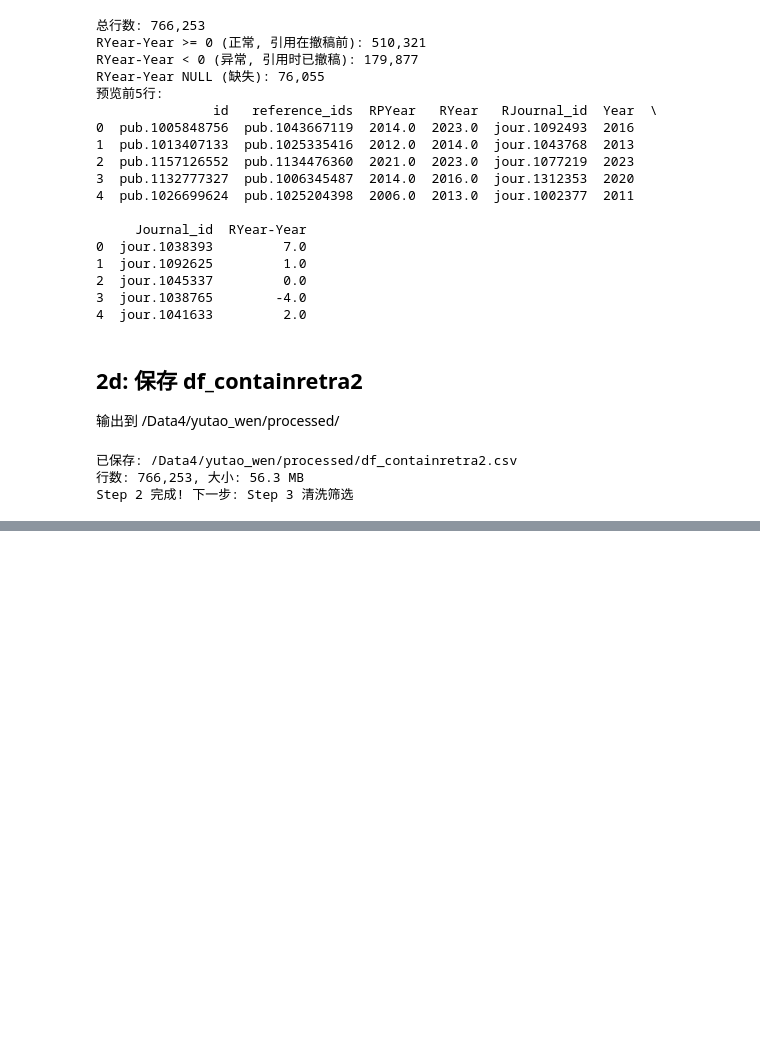
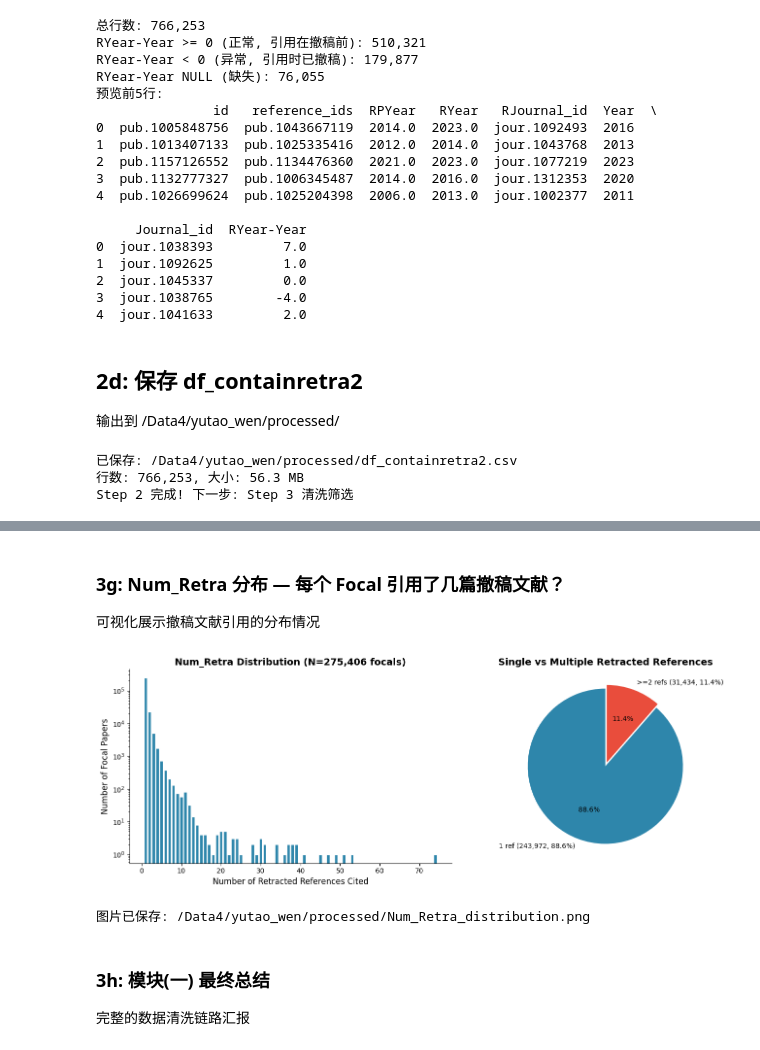
Before and after one commit to moonnotwhite30/retraction-citation-analysis, a Jupyter notebook: notebooks/01_find_focal_papers.ipynb, the cells around one changed output, grey strips where cells are left out. Drawn from its saved outputs; the diff is of its cells as text; code cells hidden in the pictures; blank space fills up the shorter version.

```diff
--- a/notebooks/01_find_focal_papers.ipynb
+++ b/notebooks/01_find_focal_papers.ipynb
@@ -299,0 +524,46 @@ Step 2 完成! 下一步: Step 3 清洗筛选
+# %% [markdown]
+### 3g: Num_Retra 分布 — 每个 Focal 引用了几篇撤稿文献？
+
+可视化展示撤稿文献引用的分布情况
+# %%
+import matplotlib.pyplot as plt
+import seaborn as sns
+import numpy as np
+
+# 从 DuckDB 取数据
+df_dist = con.execute('SELECT Num_Retra FROM df_containretra3').df()
+
+fig, axes = plt.subplots(1, 2, figsize=(14, 5))
+
+# 左图: 全分布 (log scale)
+ax = axes[0]
+counts = df_dist['Num_Retra'].value_counts().sort_index()
+ax.bar(counts.index, counts.values, color='#2E86AB', edgecolor='white')
+ax.set_xlabel('Number of Retracted References Cited', fontsize=12)
+ax.set_ylabel('Number of Focal Papers', fontsize=12)
+ax.set_title(f'Num_Retra Distribution (N={len(df_dist):,} focals)', fontsize=14, weight='bold')
+ax.set_yscale('log')
+ax.spines['top'].set_visible(False); ax.spines['right'].set_visible(False)
+
+# 右图: 饼图 (1 vs 2+)
+ax = axes[1]
+single = (df_dist['Num_Retra'] == 1).sum()
+multi = (df_dist['Num_Retra'] > 1).sum()
+ax.pie([single, multi],
+       labels=[f'1 ref ({single:,}, {single/len(df_dist)*100:.1f}%)',
+               f'>=2 refs ({multi:,}, {multi/len(df_dist)*100:.1f}%)'],
+       colors=['#2E86AB', '#E94D3C'], autopct='%1.1f%%',
+       explode=(0, 0.05), startangle=90)
+ax.set_title('Single vs Multiple Retracted References', fontsize=14, weight='bold')
+
+plt.tight_layout()
+plt.savefig('/Data4/yutao_wen/processed/Num_Retra_distribution.png', dpi=150, bbox_inches='tight')
+plt.show()
+print(f'图片已保存: /Data4/yutao_wen/processed/Num_Retra_distribution.png')
+# %% [output]
+[figure, added]
+图片已保存: /Data4/yutao_wen/processed/Num_Retra_distribution.png
+# %% [markdown]
+### 3h: 模块(一) 最终总结
+
+完整的数据清洗链路汇报
```
Also changed, not shown: parts of 14 cells of this notebook, 1 other file.
